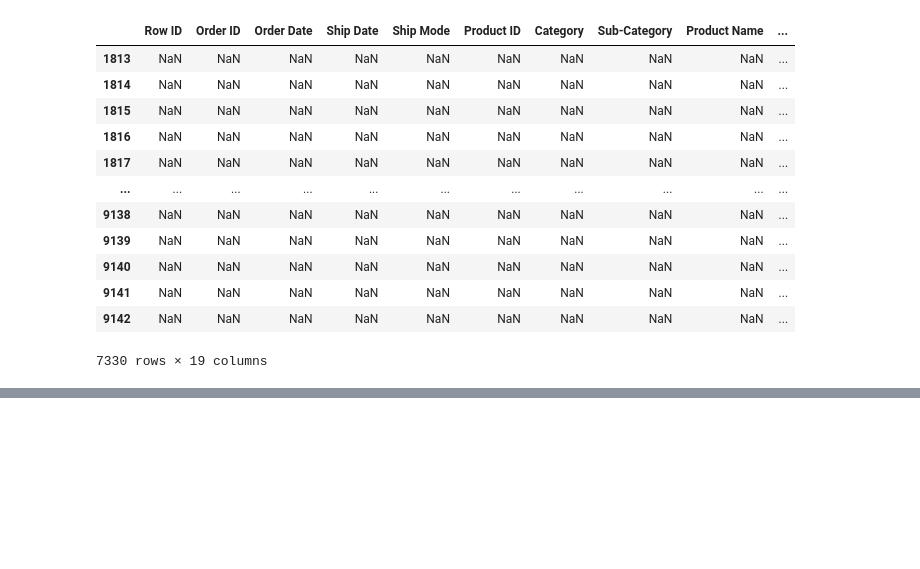
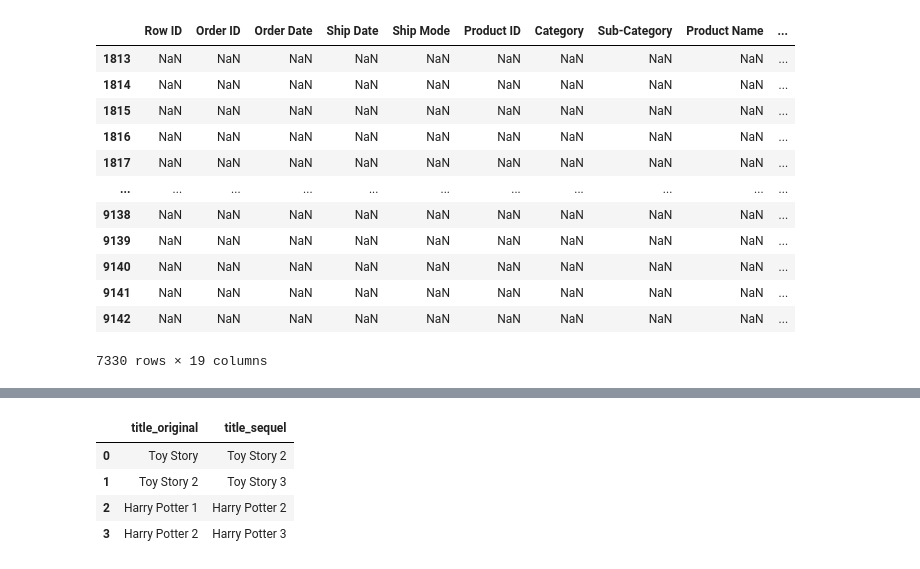
Before and after one commit to Jose-Servin/DataCamp, a Jupyter notebook: Courses/Joining_Data/Joining_Data_Pandas.ipynb, the cells around one changed output, grey strips where cells are left out. Saved outputs shown, nothing was run; the diff lists cells and outputs as text; code cells hidden in the pictures; blank space fills up the shorter version.

```diff
--- a/Courses/Joining_Data/Joining_Data_Pandas.ipynb
+++ b/Courses/Joining_Data/Joining_Data_Pandas.ipynb
@@ -623,0 +641,2 @@ orders_data[orders_data['Row ID'] == 1.0]
+# %%
+movie_sequels = movies_data.merge(movies_data, left_on='sequel', right_on='id', suffixes=('_original','_sequel'))
@@ -623,0 +649,8 @@ orders_data[orders_data['Row ID'] == 1.0]
+# %%
+movie_sequels[['title_original','title_sequel']]
+# %% [output]
+|  | title_original | title_sequel |
+| 0 | Toy Story | Toy Story 2 |
+| 1 | Toy Story 2 | Toy Story 3 |
+| 2 | Harry Potter 1 | Harry Potter 2 |
+| 3 | Harry Potter 2 | Harry Potter 3 |
```
Also changed, not shown: parts of 6 cells of this notebook, 1 other file.
